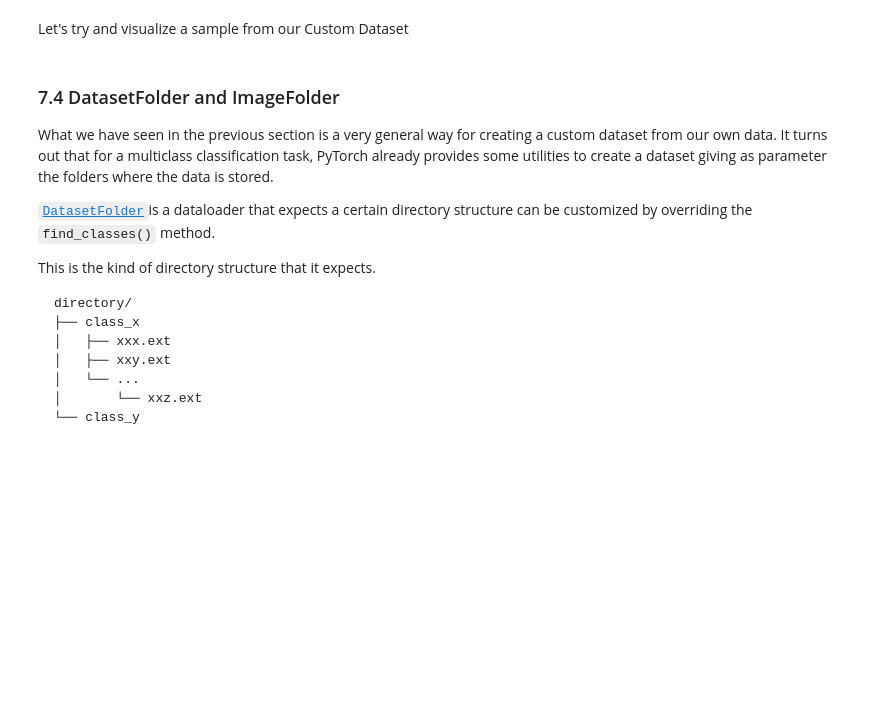
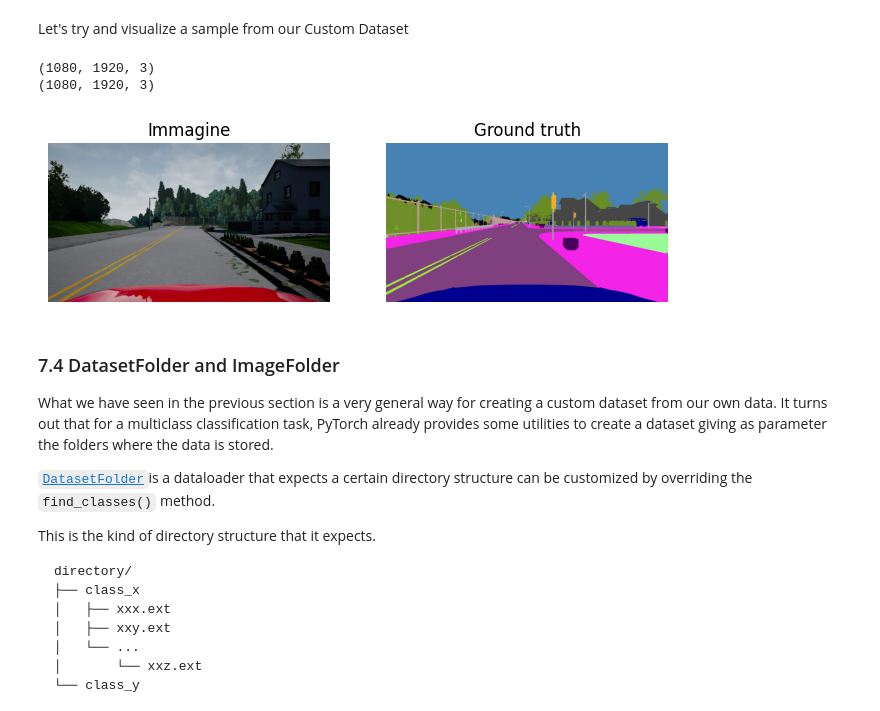
Before and after one commit to AxelBadouel/machinelearningcourse, a Jupyter notebook: Esercitazione_Datasets.ipynb, the cells around one changed output. Saved outputs shown, nothing was run; the diff lists cells and outputs as text; code cells hidden in the pictures; blank space fills up the shorter version.

```diff
--- a/Esercitazione_Datasets.ipynb
+++ b/Esercitazione_Datasets.ipynb
@@ -822,27 +838,31 @@ idda_dataset = IDDADataset("drive/MyDrive/Datasets/IDDA_examples/")
 # %% [markdown]
 Let's try and visualize a sample from our Custom Dataset
 # %%
-idda_dataset = IDDADataset("drive/MyDrive/Datasets/IDDA_examples/")
+idda_dataset = IDDADataset("drive/MyDrive/Datasets/IDDA_examples (1)/")
 N = 5
 img = idda_dataset[N]["x"]
 label = idda_dataset[N]["y"]
 print(img.shape)
 print(label.shape)
 
 
 figure = plt.figure(figsize=(8, 8))
 
 figure.add_subplot(1, 2, 1)
 plt.title("Immagine")
 plt.axis("off")
 plt.imshow(img)
 
 figure.add_subplot(1, 2, 2)
 plt.title("Ground truth")
 plt.axis("off")
 plt.imshow(label)
 
 plt.show()
+# %% [output]
+(1080, 1920, 3)
+(1080, 1920, 3)
+[figure, added]
 # %% [markdown]
 ### 7.4 DatasetFolder and ImageFolder
 What we have seen in the previous section is a very general way for creating a custom dataset from our own data.
```
Also changed, not shown: parts of 12 cells of this notebook.
